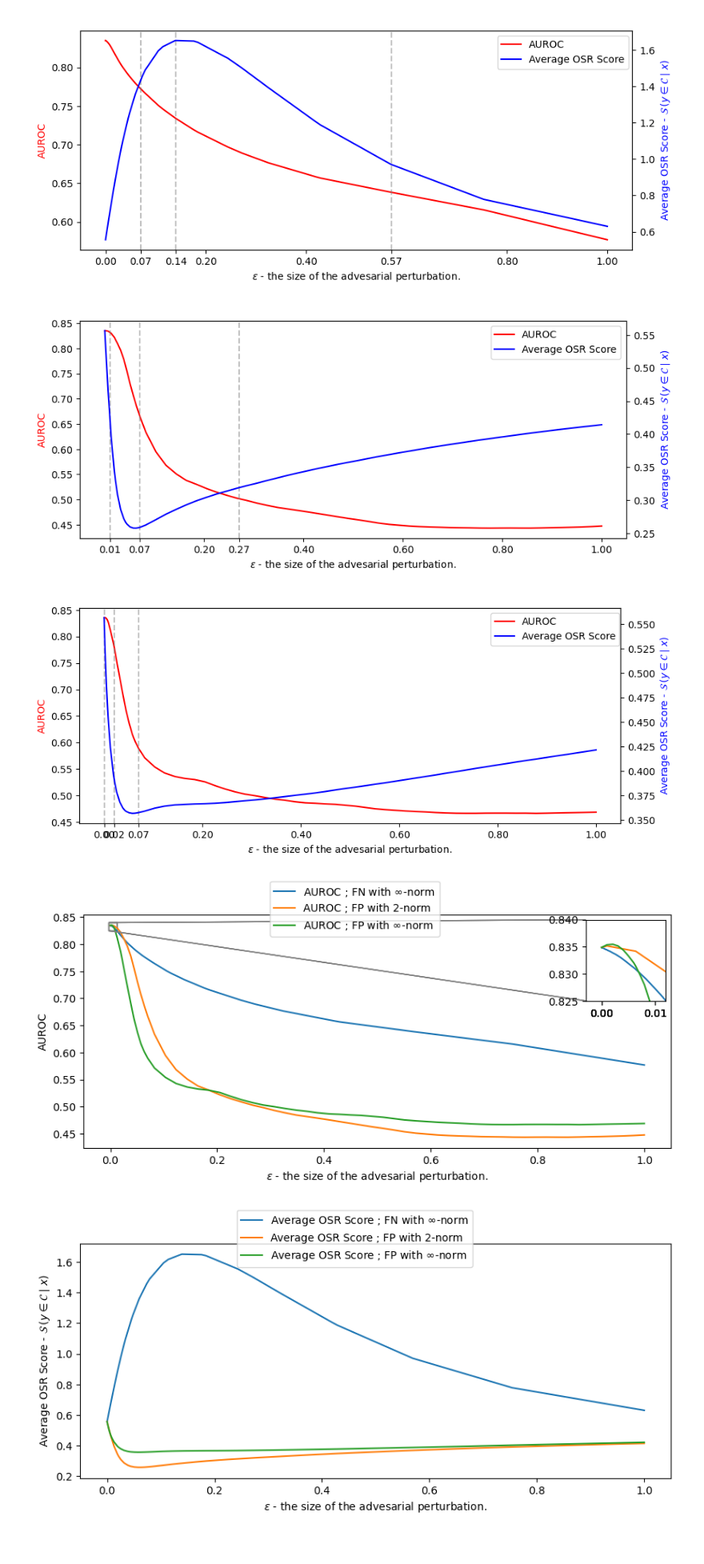
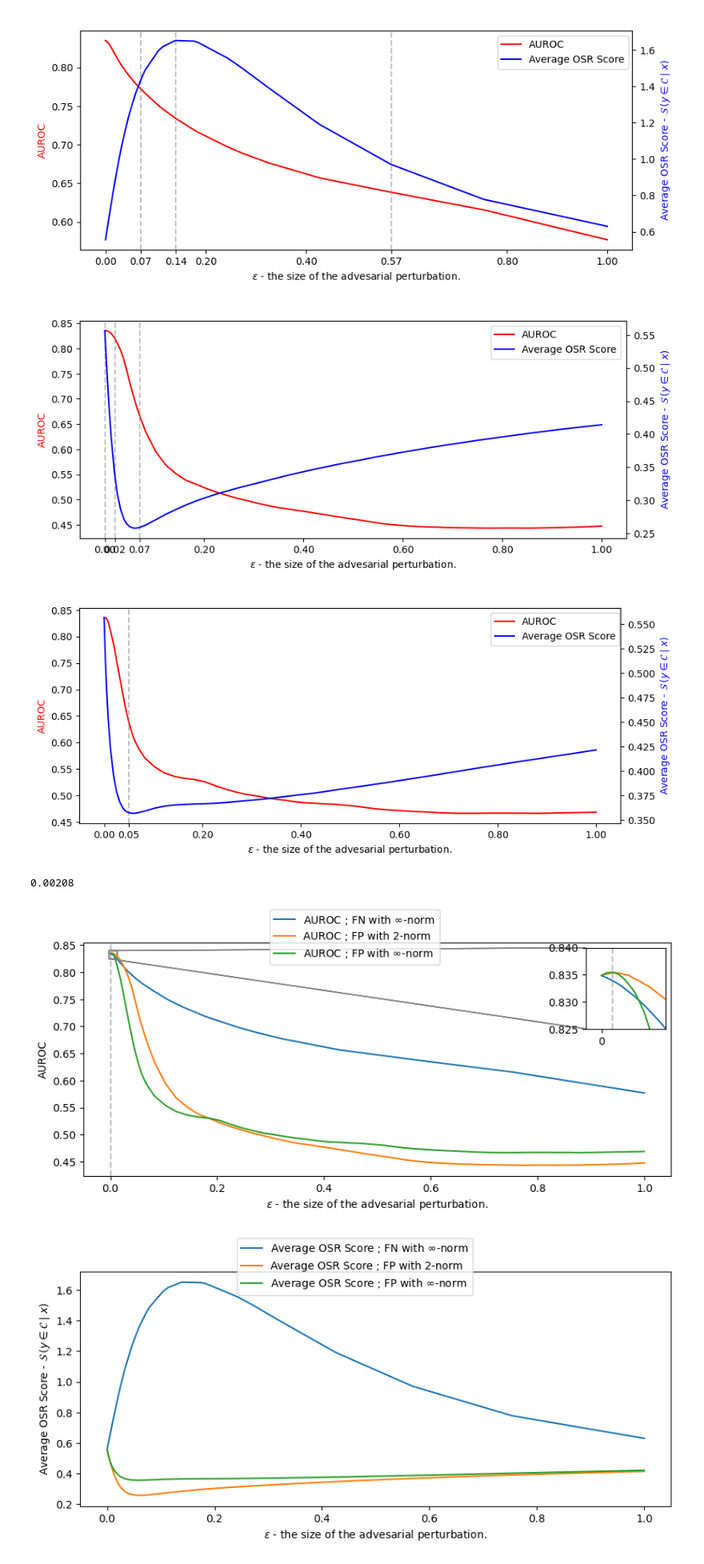
Before and after one commit to krellemand/bachelor_project, a Jupyter notebook: notebooks/visualizing_adv_attacks.ipynb, the cells around one changed output. Shown at 80% size. Saved outputs shown, nothing was run; the diff lists cells and outputs as text; code cells hidden in the pictures.

```diff
--- a/notebooks/visualizing_adv_attacks.ipynb
+++ b/notebooks/visualizing_adv_attacks.ipynb
@@ -114,6 +114,8 @@ class eps_experiment_plot():
     def set_legend_and_highlight_eps(self, eps_idxs=[], legend_loc=(0.72,0.8)):
         for i in eps_idxs:
             self.ax1.axvline(round(self.recent_eps[i],2), 0, 1, linestyle='dashed', c='gray', alpha=0.5,)
+            if self.add_zoom:
+                self.axins.axvline(self.recent_eps[i], 0, 1, linestyle='dashed', c='gray', alpha=0.5,)
         chosen_eps = [self.recent_eps[i] for i in eps_idxs]
         locs, labels = plt.xticks()
         locs = locs[1:-1]
@@ -150,22 +152,24 @@ eps_exp_2.load_and_add_to_eps_plot(root_dir + 'logits/tinyimagenet/fp/fgsm/two_n
 eps_exp_2.set_legend_and_highlight_eps([3, 15, 25], legend_loc=(0.71,0.8))
 eps_exp_2.show_and_save()
 # %% [output]
-[figure, old version]
+[figure, new version]
 # %%
 eps_exp_3 = eps_experiment_plot(add_zoom=False)
 eps_exp_3.load_and_add_to_eps_plot(root_dir + 'logits/tinyimagenet/fp/fgsm/inf_norm/', 0, True)
-eps_exp_3.set_legend_and_highlight_eps([3, 15, 25], legend_loc=(0.71,0.8))
+eps_exp_3.set_legend_and_highlight_eps([21], legend_loc=(0.71,0.8))
 eps_exp_3.show_and_save()
 # %% [output]
-[figure, old version]
+[figure, new version]
 # %%
 comparison_exp = eps_experiment_plot(which_lines='AUROC')
 comparison_exp.load_and_add_to_eps_plot(root_dir + 'logits/tinyimagenet/fn/fgsm/', 0, True, label_suffix=' ; FN with $\\infty$-norm')
 comparison_exp.load_and_add_to_eps_plot(root_dir + 'logits/tinyimagenet/fp/fgsm/two_norm/', 0, True, label_suffix=' ; FP with 2-norm')
 comparison_exp.load_and_add_to_eps_plot(root_dir + 'logits/tinyimagenet/fp/fgsm/inf_norm/', 0, True, label_suffix= ' ; FP with $\\infty$-norm')
-comparison_exp.set_legend_and_highlight_eps(legend_loc='upper center')
+comparison_exp.set_legend_and_highlight_eps(legend_loc='upper center', eps_idxs = [4])
+print(comparison_exp.recent_eps[4])
 # %% [output]
+0.00208
-[figure, old version]
+[figure, new version]
 # %%
 comparison_exp = eps_experiment_plot(which_lines='mls', add_zoom=False)
 comparison_exp.load_and_add_to_eps_plot(root_dir + 'logits/tinyimagenet/fn/fgsm/', 0, True, label_suffix=' ; FN with $\\infty$-norm')
```
Also changed, not shown: parts of 3 cells of this notebook, 1 other file.
